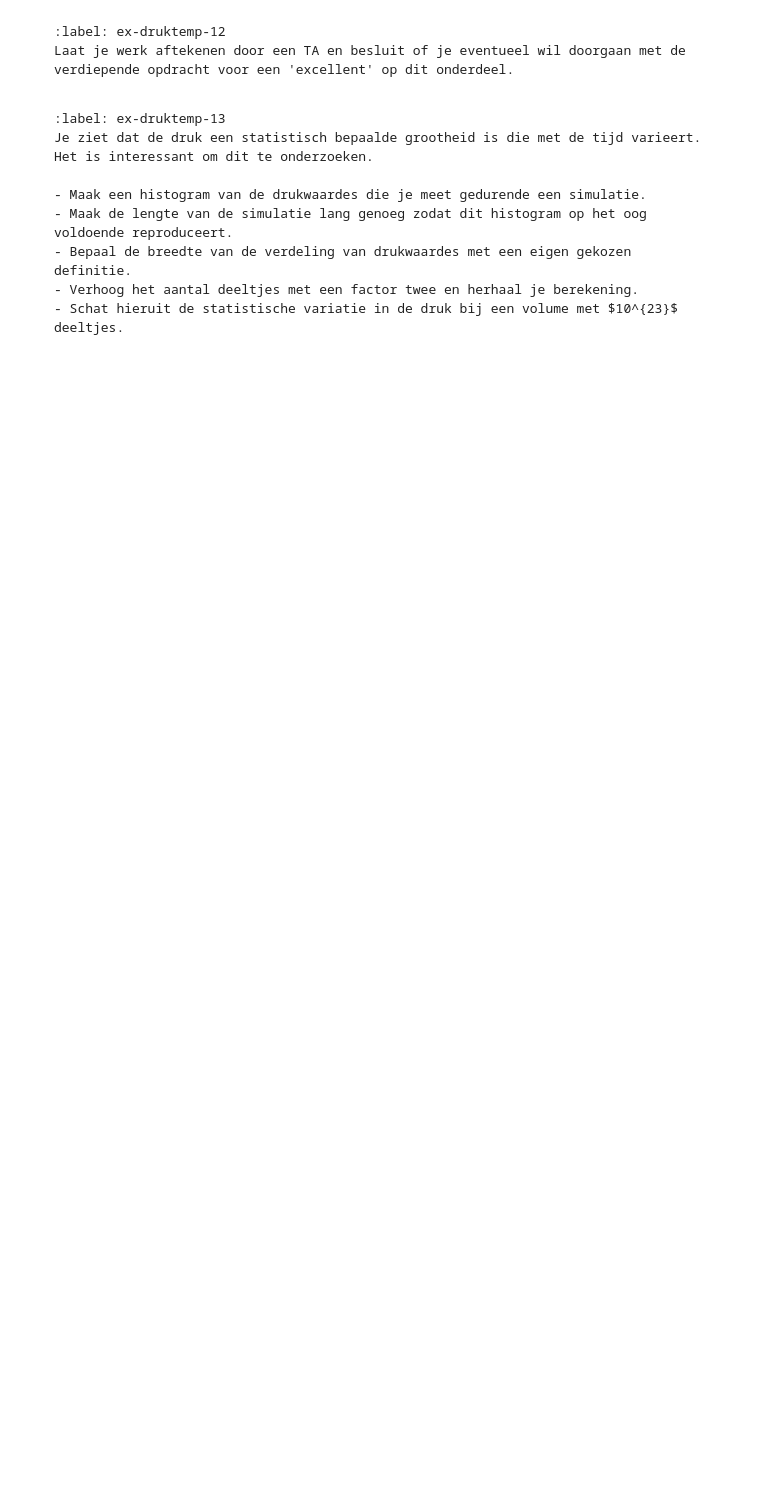
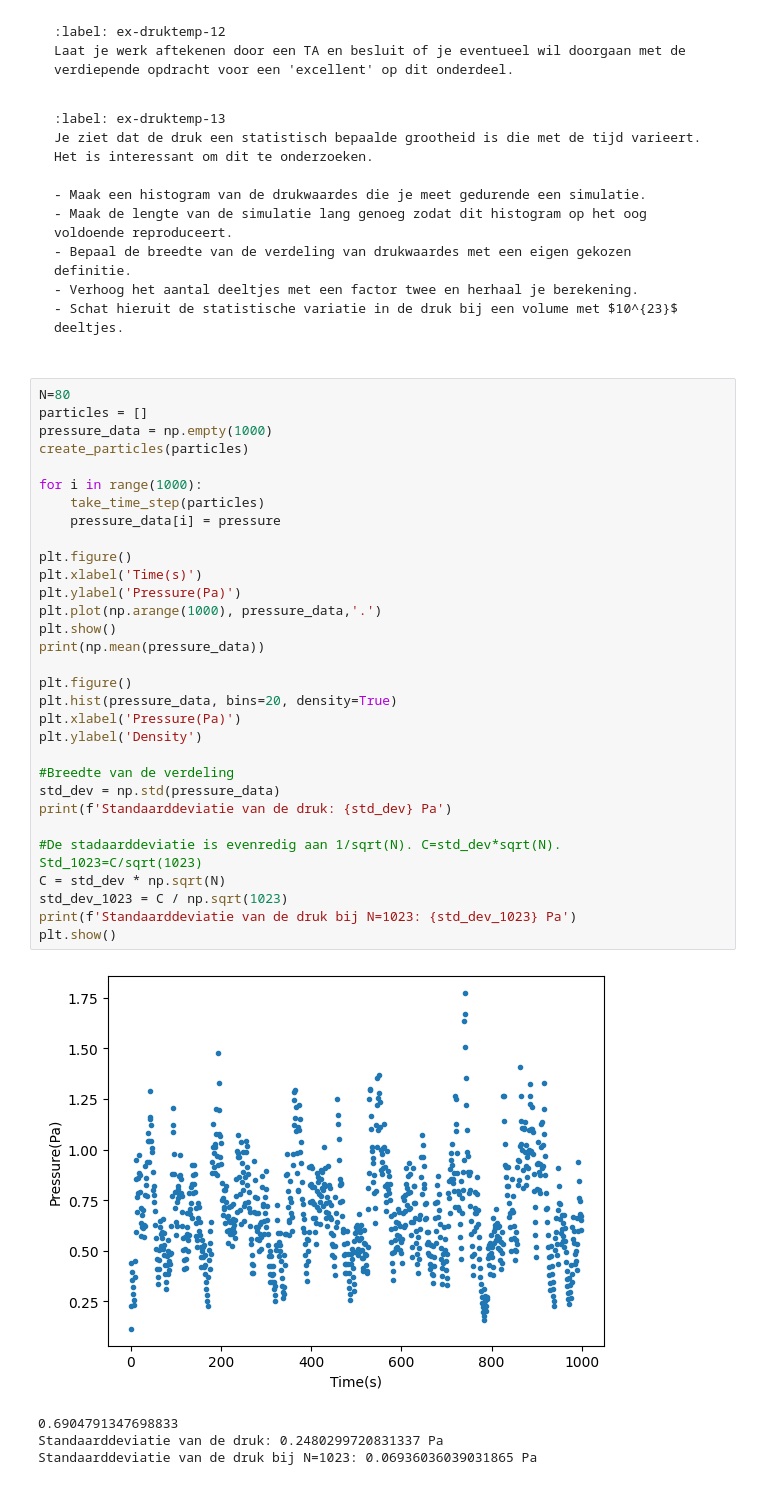
Before and after one commit to srimanp07/SrimanAbel, a Jupyter notebook: Content/PySim/5_druktemp.ipynb, the cells around one changed output. Cells and saved outputs as stored; diff of their text form; blank space fills up the shorter version.

```diff
--- a/Content/PySim/5_druktemp.ipynb
+++ b/Content/PySim/5_druktemp.ipynb
@@ -446,3 +464,39 @@ Je ziet dat de druk een statistisch bepaalde grootheid is die met de tijd variee
 - Bepaal de breedte van de verdeling van drukwaardes met een eigen gekozen definitie.
 - Verhoog het aantal deeltjes met een factor twee en herhaal je berekening.
 - Schat hieruit de statistische variatie in de druk bij een volume met $10^{23}$ deeltjes.
+# %%
+N=80
+particles = []
+pressure_data = np.empty(1000)
+create_particles(particles)
+
+for i in range(1000):
+    take_time_step(particles)
+    pressure_data[i] = pressure
+
+plt.figure()
+plt.xlabel('Time(s)')
+plt.ylabel('Pressure(Pa)')
+plt.plot(np.arange(1000), pressure_data,'.')
+plt.show()
+print(np.mean(pressure_data))
+
+plt.figure()
+plt.hist(pressure_data, bins=20, density=True)
+plt.xlabel('Pressure(Pa)')
+plt.ylabel('Density')
+
+#Breedte van de verdeling
+std_dev = np.std(pressure_data)
+print(f'Standaarddeviatie van de druk: {std_dev} Pa')
+
+#De stadaarddeviatie is evenredig aan 1/sqrt(N). C=std_dev*sqrt(N). Std_1023=C/sqrt(1023)
+C = std_dev * np.sqrt(N)
+std_dev_1023 = C / np.sqrt(1023)
+print(f'Standaarddeviatie van de druk bij N=1023: {std_dev_1023} Pa')
+plt.show()
+# %% [output]
+[figure, added]
+0.6904791347698833
+Standaarddeviatie van de druk: 0.2480299720831337 Pa
+Standaarddeviatie van de druk bij N=1023: 0.06936036039031865 Pa
```
Also changed, not shown: parts of 7 cells of this notebook.
